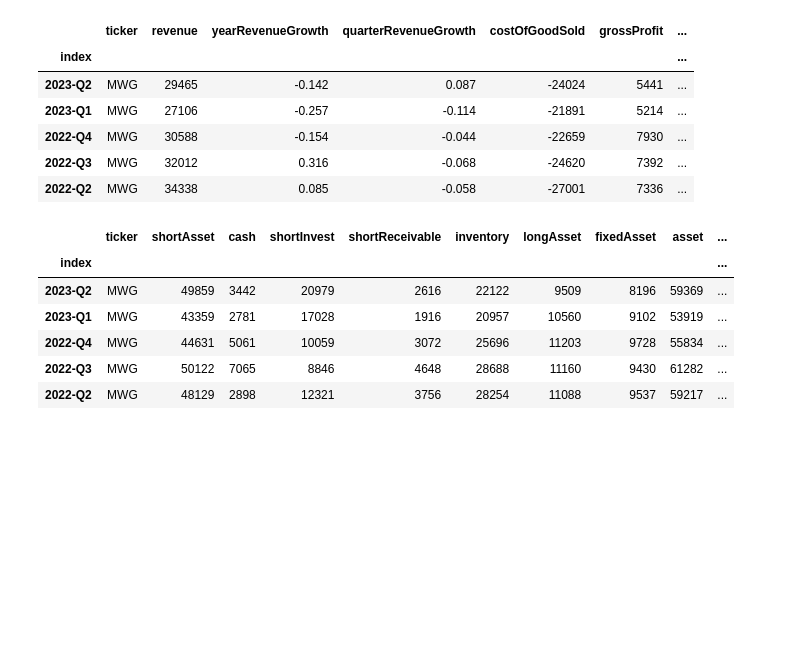
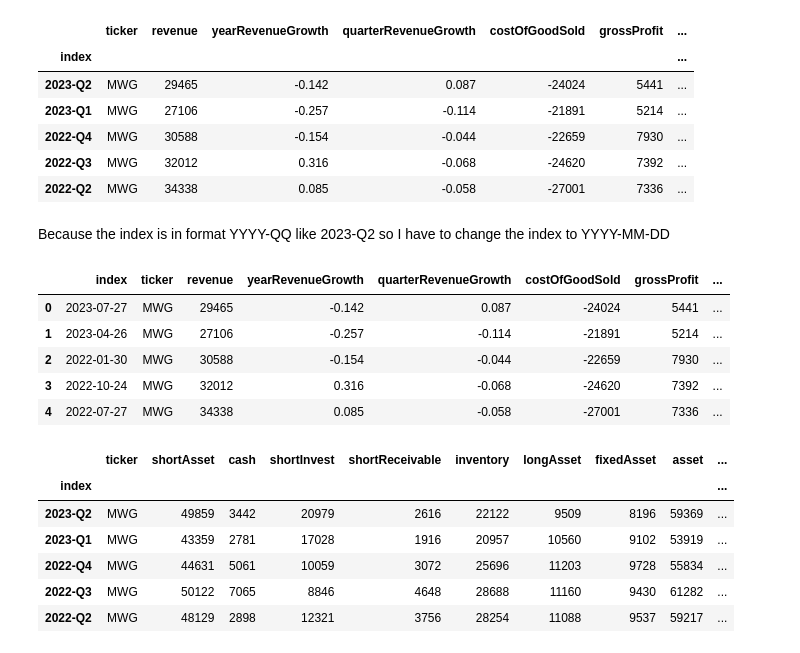
Before and after one commit to mrzaizai2k/Vietnamese_stocks_forecasting, a Jupyter notebook: notebook/EDA_sample.ipynb, the cells around one changed output. Cells and saved outputs as stored; diff of their text form; code cells hidden in the pictures; blank space fills up the shorter version.

Commit message:
convert quarter 2 date

```diff
--- a/notebook/EDA_sample.ipynb
+++ b/notebook/EDA_sample.ipynb
@@ -88,5 +96,13 @@ financial_ratio(symbol=symbol, report_range='yearly', is_all=False)
+# %%
+quarter_date_dict = {
+    'Q1': '04-26',
+    'Q2': '07-27',
+    'Q3': '10-24',
+    'Q4': '01-30'
+}
 # %%
-financial_flow(symbol=symbol, report_type='incomestatement', report_range='quarterly').head()
+incomestatement = financial_flow(symbol=symbol, report_type='incomestatement', report_range='quarterly')
+incomestatement.head()
 # %% [output]
 |  | ticker | revenue | yearRevenueGrowth | quarterRevenueGrowth | costOfGoodSold | grossProfit | ... |
 | index |  |  |  |  |  |  | ... |
@@ -95,6 +111,27 @@ financial_flow(symbol=symbol, report_type='incomestatement', report_range='quart
 | 2022-Q4 | MWG | 30588 | -0.154 | -0.044 | -22659 | 7930 | ... |
 | 2022-Q3 | MWG | 32012 | 0.316 | -0.068 | -24620 | 7392 | ... |
 | 2022-Q2 | MWG | 34338 | 0.085 | -0.058 | -27001 | 7336 | ... |
+# %% [markdown]
+Because the index is in format YYYY-QQ like 2023-Q2 so I have to change the index to YYYY-MM-DD
+# %%
+def convert_quar_idx_2_date (dataframe, idx_col = 'index'):
+    dataframe = dataframe.reset_index()
+    dataframe['year'] = dataframe[idx_col].str[:4]
+    dataframe['quarter'] = dataframe[idx_col].str[-2:]
+    dataframe['date'] = dataframe['quarter'].map(quarter_date_dict)
+    dataframe[idx_col] = dataframe['year'] + '-' + dataframe['date']
+    return dataframe
+# %%
+incomestatement = convert_quar_idx_2_date(incomestatement, idx_col = 'index')
+# %%
+incomestatement.head()
+# %% [output]
+|  | index | ticker | revenue | yearRevenueGrowth | quarterRevenueGrowth | costOfGoodSold | grossProfit | ... |
+| 0 | 2023-07-27 | MWG | 29465 | -0.142 | 0.087 | -24024 | 5441 | ... |
+| 1 | 2023-04-26 | MWG | 27106 | -0.257 | -0.114 | -21891 | 5214 | ... |
+| 2 | 2022-01-30 | MWG | 30588 | -0.154 | -0.044 | -22659 | 7930 | ... |
+| 3 | 2022-10-24 | MWG | 32012 | 0.316 | -0.068 | -24620 | 7392 | ... |
+| 4 | 2022-07-27 | MWG | 34338 | 0.085 | -0.058 | -27001 | 7336 | ... |
 # %%
 financial_flow(symbol=symbol, report_type='balancesheet', report_range='quarterly').head()
 # %% [output]
```
Also changed, not shown: parts of 5 cells of this notebook, 2 other files.
